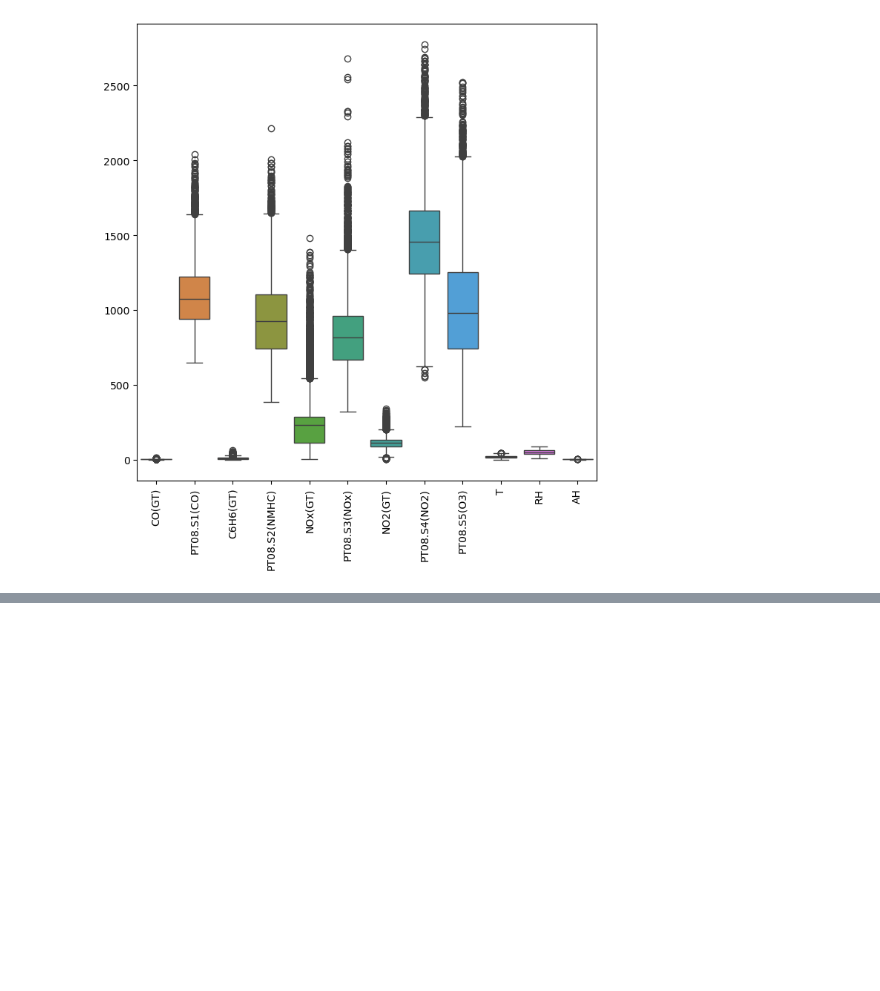
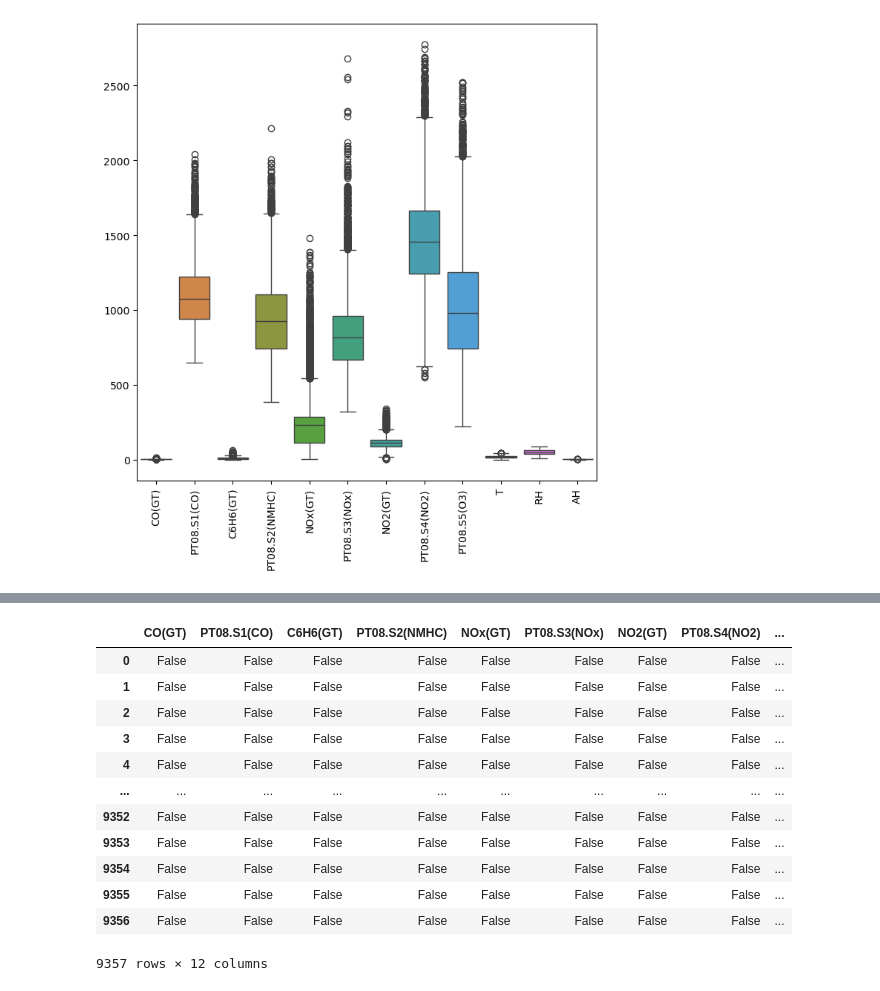
Before and after one commit to shivshankarsajeev/Air_Quality_using_regression, a Jupyter notebook: Untitled.ipynb, the cells around one changed output, grey strips where cells are left out. Cells and saved outputs as stored; diff of their text form; code cells hidden in the pictures; blank space fills up the shorter version.

```diff
--- a/Untitled.ipynb
+++ b/Untitled.ipynb
@@ -219,0 +249,17 @@ plt.show()
+# %%
+mask = ((df < lb) | (df > ub))
+mask
+# %% [output]
+|  | CO(GT) | PT08.S1(CO) | C6H6(GT) | PT08.S2(NMHC) | NOx(GT) | PT08.S3(NOx) | NO2(GT) | PT08.S4(NO2) | ... |
+| 0 | False | False | False | False | False | False | False | False | ... |
+| 1 | False | False | False | False | False | False | False | False | ... |
+| 2 | False | False | False | False | False | False | False | False | ... |
+| 3 | False | False | False | False | False | False | False | False | ... |
+| 4 | False | False | False | False | False | False | False | False | ... |
+| ... | ... | ... | ... | ... | ... | ... | ... | ... | ... |
+| 9352 | False | False | False | False | False | False | False | False | ... |
+| 9353 | False | False | False | False | False | False | False | False | ... |
+| 9354 | False | False | False | False | False | False | False | False | ... |
+| 9355 | False | False | False | False | False | False | False | False | ... |
+| 9356 | False | False | False | False | False | False | False | False | ... |
+9357 rows × 12 columns
```
Also changed, not shown: parts of 19 cells of this notebook.
